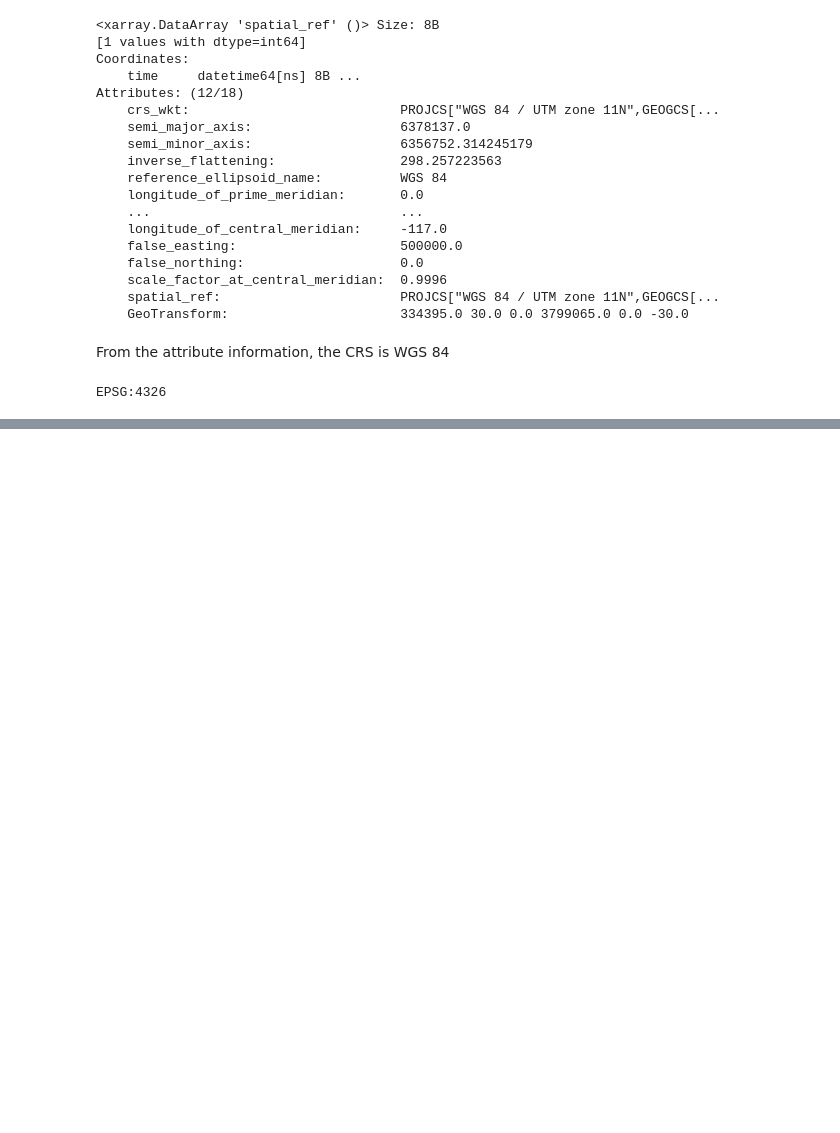
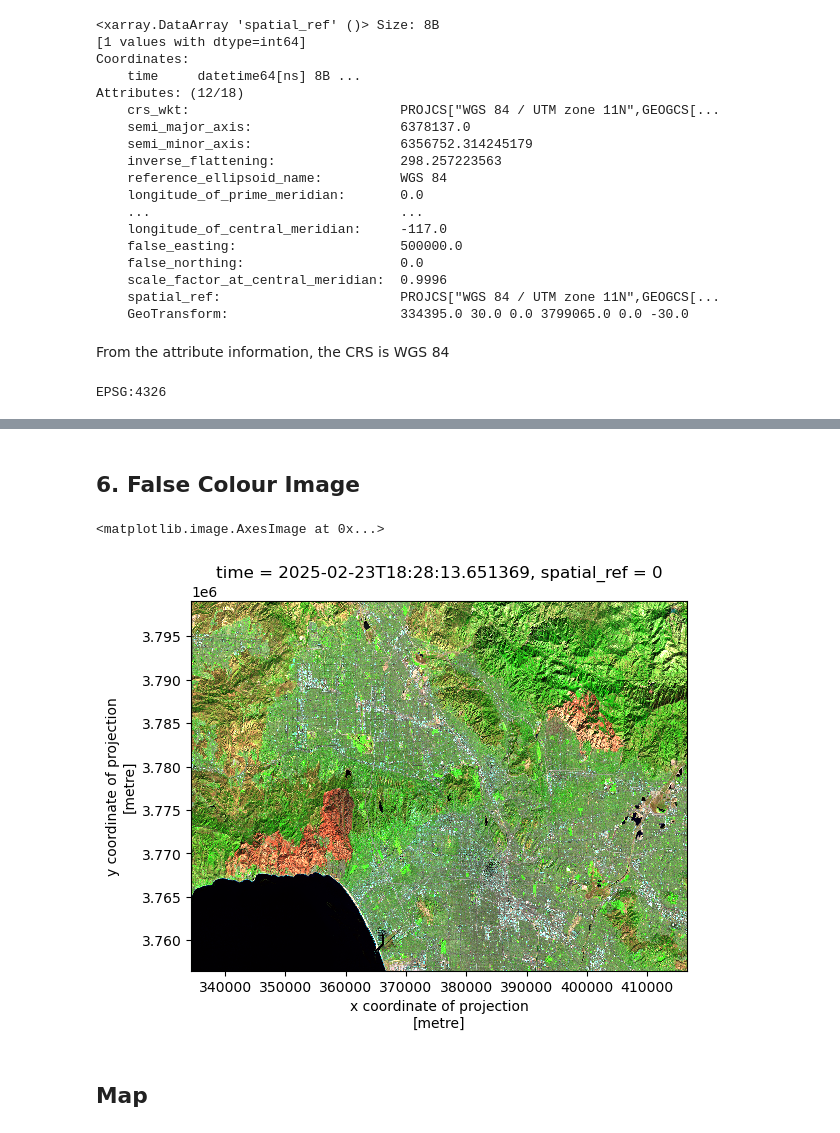
Before and after one commit to RachelMGitH/eds220-hwk4, a Jupyter notebook: hwk4-task2-false-color-MILLER.ipynb, the cells around one changed output, grey strips where cells are left out. Drawn from its saved outputs; the diff is of its cells as text; code cells hidden in the pictures; blank space fills up the shorter version.

```diff
--- a/hwk4-task2-false-color-MILLER.ipynb
+++ b/hwk4-task2-false-color-MILLER.ipynb
@@ -113,0 +153,10 @@ EPSG:4326
+# %% [markdown]
+## 6. False Colour Image
+# %%
+# Plot shortwave infrared, near-infrared and red bands from landsat data
+landsat[['swir22','nir08','red']].to_dataarray().plot.imshow(robust=True)
+# %% [output]
+<matplotlib.image.AxesImage at 0x...>
+[figure, added]
+# %% [markdown]
+## Map
```
Also changed, not shown: parts of 21 cells of this notebook.
